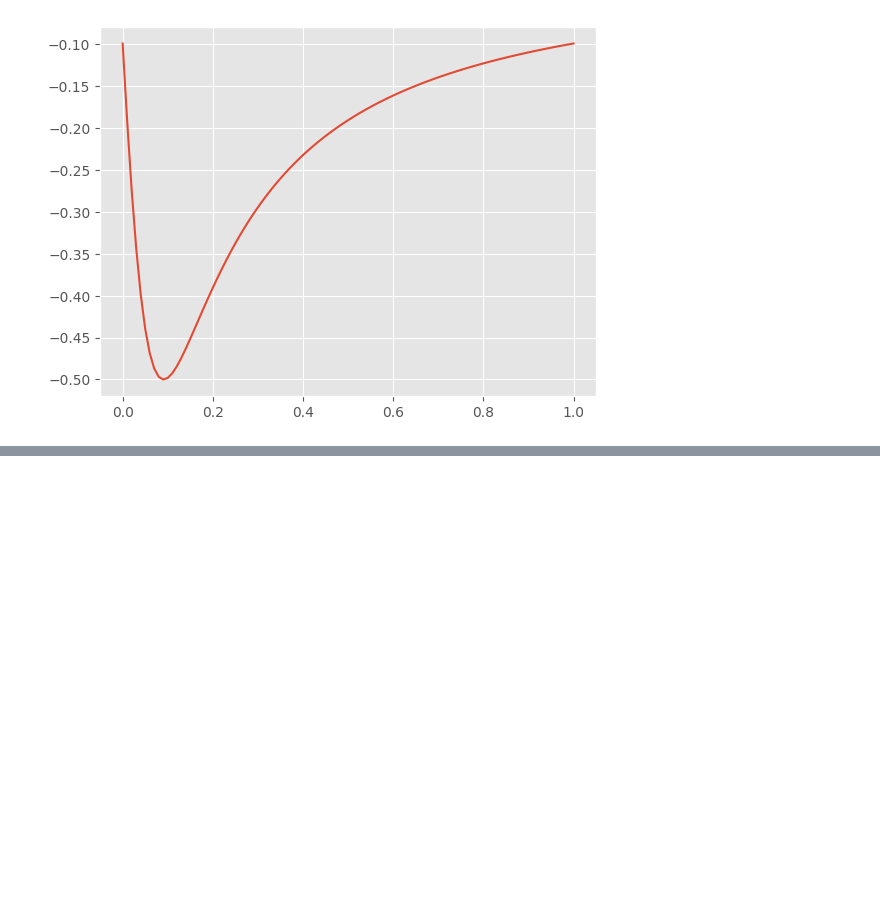
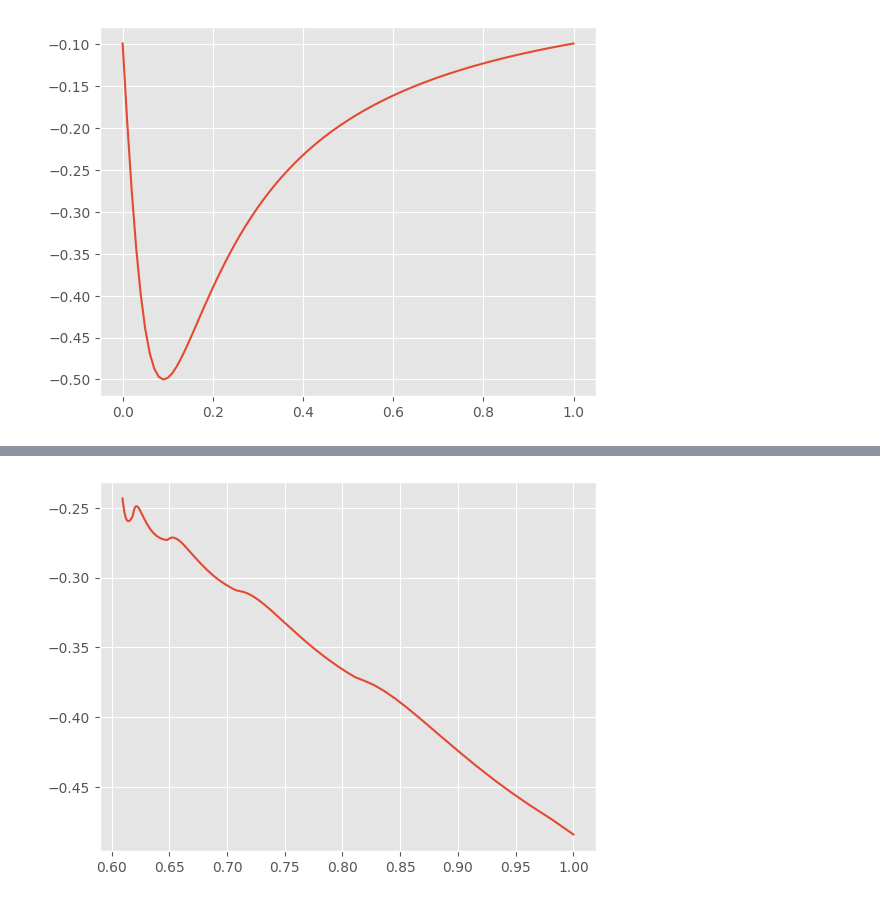
Before and after one commit to MalachiteWind/stable_node_control, a Jupyter notebook: notebooks/featurize/learn_f_techniques.ipynb, the cells around one changed output, grey strips where cells are left out. Drawn from its saved outputs; the diff is of its cells as text; code cells hidden in the pictures; blank space fills up the shorter version.

```diff
--- a/notebooks/featurize/learn_f_techniques.ipynb
+++ b/notebooks/featurize/learn_f_techniques.ipynb
@@ -281,0 +299,10 @@ plt.plot(x_lin, f_true_arr)
+# %%
+cutoff = -1
+f_vecs = []
+f_approx = []
+for ti, xi in zip(ts,xs_scaled):
+    dxdt = (xi[1:] - xi[:-1]) / (ti[1:] - ti[:-1])
+    x_star = xi[-1]
+    f_vec = dxdt / (xi[:-1]-x_star)
+    f_vecs.append(f_vec)
+    f_approx.append(np.mean(f_vec[:cutoff]))
@@ -281,0 +318,7 @@ plt.plot(x_lin, f_true_arr)
+# %%
+test = 50
+cutoff = -200
+plt.plot(xs_scaled[test][:cutoff-1], f_vecs[test][:cutoff])
+plt.show()
+# %% [output]
+[figure, added]
```
Also changed, not shown: parts of 9 cells of this notebook, 1 other file.
